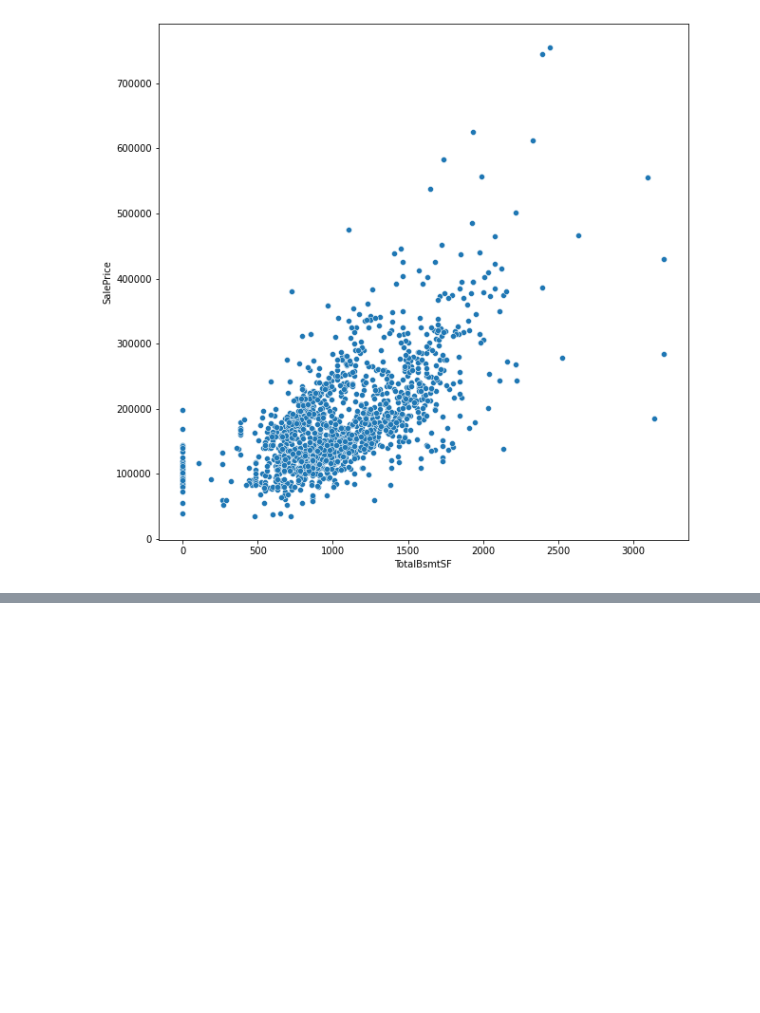
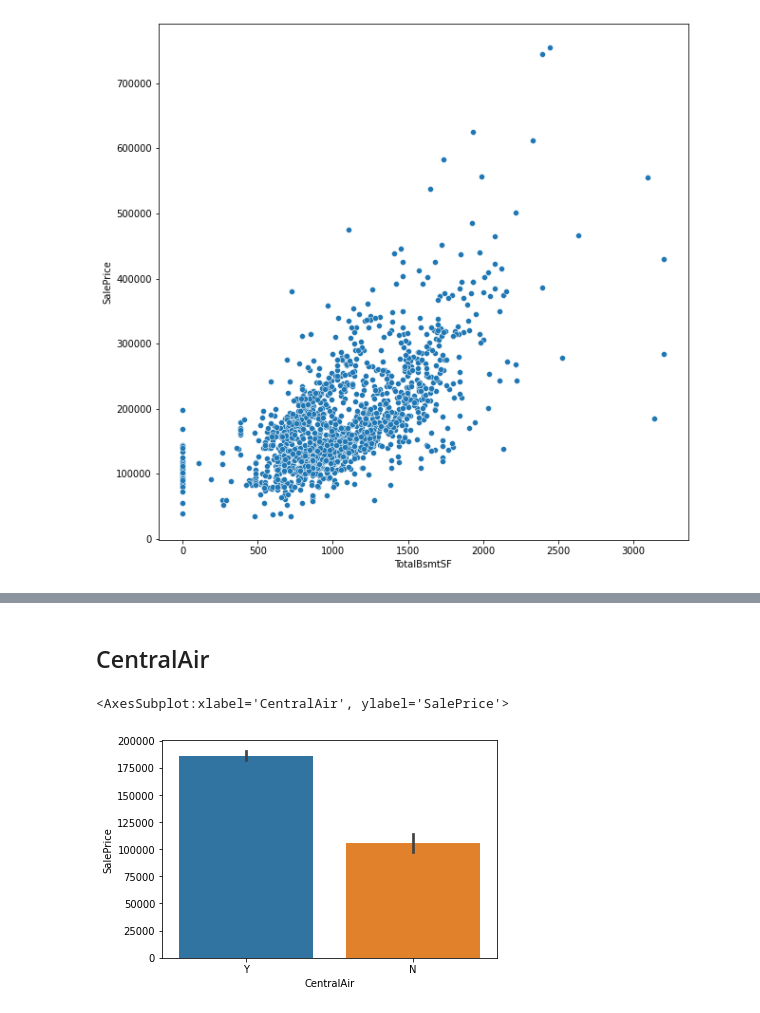
Before and after one commit to hoangquy18/Machine-Learning, a Jupyter notebook: Machine Learning/House/house.ipynb, the cells around one changed output, grey strips where cells are left out. Saved outputs shown, nothing was run; the diff lists cells and outputs as text; code cells hidden in the pictures; blank space fills up the shorter version.

```diff
--- a/Machine Learning/House/house.ipynb
+++ b/Machine Learning/House/house.ipynb
@@ -562,0 +579,7 @@ sns.scatterplot(data = train_data,x='TotalBsmtSF',y='SalePrice')
+# %% [markdown]
+## CentralAir
+# %%
+sns.barplot(data = train_data,x='CentralAir',y='SalePrice')
+# %% [output]
+<AxesSubplot:xlabel='CentralAir', ylabel='SalePrice'>
+[figure, added]
```
Also changed, not shown: parts of 73 cells of this notebook, 1 other file.
